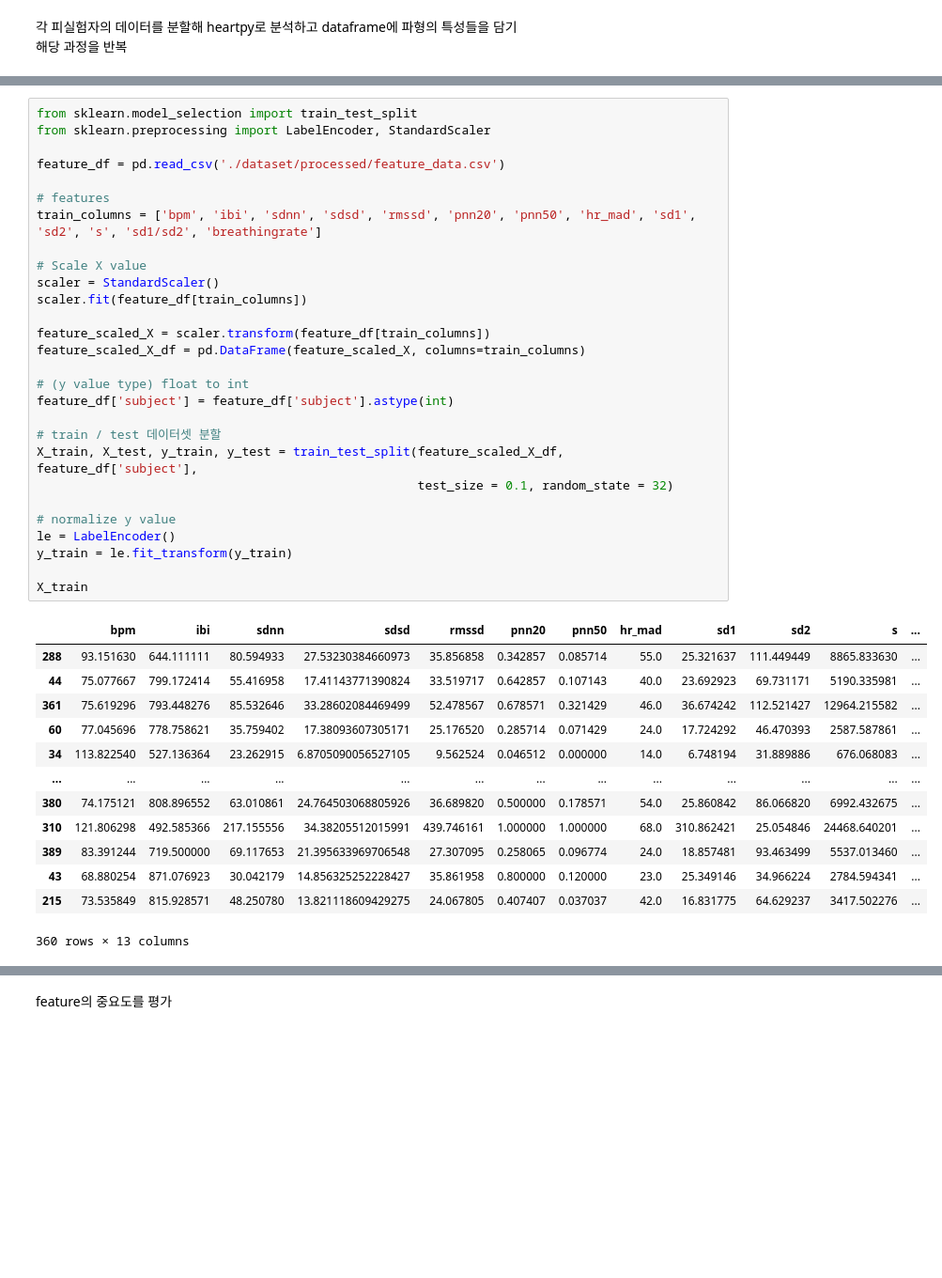
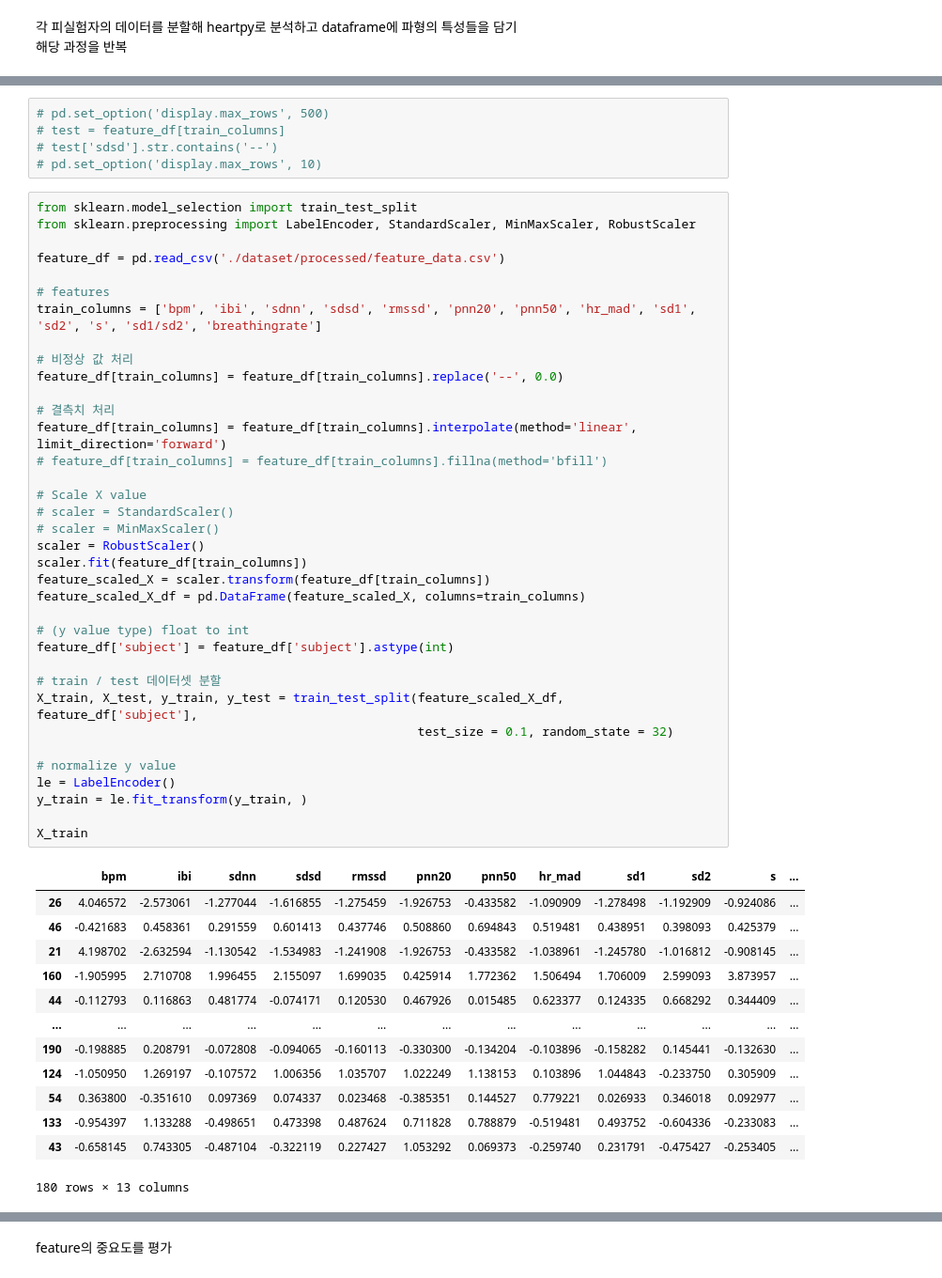
Before and after one commit to kumass2020/Multi-Modality-Person-Recognition, a Jupyter notebook: human_recognition.ipynb, the cells around one changed output, grey strips where cells are left out. Shown at 94% size. Cells and saved outputs as stored; diff of their text form; blank space fills up the shorter version.

```diff
--- a/human_recognition.ipynb
+++ b/human_recognition.ipynb
@@ -131,45 +134,58 @@ of squared residuals does not satisfy the condition abs(fp-s)/s < tol.
+# %%
+# pd.set_option('display.max_rows', 500)
+# test = feature_df[train_columns]
+# test['sdsd'].str.contains('--')
+# pd.set_option('display.max_rows', 10)
 # %%
 from sklearn.model_selection import train_test_split
-from sklearn.preprocessing import LabelEncoder, StandardScaler
+from sklearn.preprocessing import LabelEncoder, StandardScaler, MinMaxScaler, RobustScaler
 
 feature_df = pd.read_csv('./dataset/processed/feature_data.csv')
 
 # features
 train_columns = ['bpm', 'ibi', 'sdnn', 'sdsd', 'rmssd', 'pnn20', 'pnn50', 'hr_mad', 'sd1', 'sd2', 's', 'sd1/sd2', 'breathingrate']
 
+# 비정상 값 처리
+feature_df[train_columns] = feature_df[train_columns].replace('--', 0.0)
+
+# 결측치 처리
+feature_df[train_columns] = feature_df[train_columns].interpolate(method='linear', limit_direction='forward')
+# feature_df[train_columns] = feature_df[train_columns].fillna(method='bfill')
+
 # Scale X value
-scaler = StandardScaler()
+# scaler = StandardScaler()
+# scaler = MinMaxScaler()
+scaler = RobustScaler()
 scaler.fit(feature_df[train_columns])
-
 feature_scaled_X = scaler.transform(feature_df[train_columns])
 feature_scaled_X_df = pd.DataFrame(feature_scaled_X, columns=train_columns)
 
 # (y value type) float to int
 feature_df['subject'] = feature_df['subject'].astype(int)
 
 # train / test 데이터셋 분할
 X_train, X_test, y_train, y_test = train_test_split(feature_scaled_X_df, feature_df['subject'],
                                                     test_size = 0.1, random_state = 32)
 
 # normalize y value
 le = LabelEncoder()
-y_train = le.fit_transform(y_train)
+y_train = le.fit_transform(y_train, )
 
 X_train
 # %% [output]
 |  | bpm | ibi | sdnn | sdsd | rmssd | pnn20 | pnn50 | hr_mad | sd1 | sd2 | s | ... |
-| 288 | 93.151630 | 644.111111 | 80.594933 | 27.53230384660973 | 35.856858 | 0.342857 | 0.085714 | 55.0 | 25.321637 | 111.449449 | 8865.833630 | ... |
-| 44 | 75.077667 | 799.172414 | 55.416958 | 17.41143771390824 | 33.519717 | 0.642857 | 0.107143 | 40.0 | 23.692923 | 69.731171 | 5190.335981 | ... |
-| 361 | 75.619296 | 793.448276 | 85.532646 | 33.28602084469499 | 52.478567 | 0.678571 | 0.321429 | 46.0 | 36.674242 | 112.521427 | 12964.215582 | ... |
-| 60 | 77.045696 | 778.758621 | 35.759402 | 17.38093607305171 | 25.176520 | 0.285714 | 0.071429 | 24.0 | 17.724292 | 46.470393 | 2587.587861 | ... |
-| 34 | 113.822540 | 527.136364 | 23.262915 | 6.8705090056527105 | 9.562524 | 0.046512 | 0.000000 | 14.0 | 6.748194 | 31.889886 | 676.068083 | ... |
+| 26 | 4.046572 | -2.573061 | -1.277044 | -1.616855 | -1.275459 | -1.926753 | -0.433582 | -1.090909 | -1.278498 | -1.192909 | -0.924086 | ... |
+| 46 | -0.421683 | 0.458361 | 0.291559 | 0.601413 | 0.437746 | 0.508860 | 0.694843 | 0.519481 | 0.438951 | 0.398093 | 0.425379 | ... |
+| 21 | 4.198702 | -2.632594 | -1.130542 | -1.534983 | -1.241908 | -1.926753 | -0.433582 | -1.038961 | -1.245780 | -1.016812 | -0.908145 | ... |
+| 160 | -1.905995 | 2.710708 | 1.996455 | 2.155097 | 1.699035 | 0.425914 | 1.772362 | 1.506494 | 1.706009 | 2.599093 | 3.873957 | ... |
+| 44 | -0.112793 | 0.116863 | 0.481774 | -0.074171 | 0.120530 | 0.467926 | 0.015485 | 0.623377 | 0.124335 | 0.668292 | 0.344409 | ... |
 | ... | ... | ... | ... | ... | ... | ... | ... | ... | ... | ... | ... | ... |
-| 380 | 74.175121 | 808.896552 | 63.010861 | 24.764503068805926 | 36.689820 | 0.500000 | 0.178571 | 54.0 | 25.860842 | 86.066820 | 6992.432675 | ... |
-| 310 | 121.806298 | 492.585366 | 217.155556 | 34.38205512015991 | 439.746161 | 1.000000 | 1.000000 | 68.0 | 310.862421 | 25.054846 | 24468.640201 | ... |
-| 389 | 83.391244 | 719.500000 | 69.117653 | 21.395633969706548 | 27.307095 | 0.258065 | 0.096774 | 24.0 | 18.857481 | 93.463499 | 5537.013460 | ... |
-| 43 | 68.880254 | 871.076923 | 30.042179 | 14.856325252228427 | 35.861958 | 0.800000 | 0.120000 | 23.0 | 25.349146 | 34.966224 | 2784.594341 | ... |
-| 215 | 73.535849 | 815.928571 | 48.250780 | 13.821118609429275 | 24.067805 | 0.407407 | 0.037037 | 42.0 | 16.831775 | 64.629237 | 3417.502276 | ... |
+| 190 | -0.198885 | 0.208791 | -0.072808 | -0.094065 | -0.160113 | -0.330300 | -0.134204 | -0.103896 | -0.158282 | 0.145441 | -0.132630 | ... |
+| 124 | -1.050950 | 1.269197 | -0.107572 | 1.006356 | 1.035707 | 1.022249 | 1.138153 | 0.103896 | 1.044843 | -0.233750 | 0.305909 | ... |
+| 54 | 0.363800 | -0.351610 | 0.097369 | 0.074337 | 0.023468 | -0.385351 | 0.144527 | 0.779221 | 0.026933 | 0.346018 | 0.092977 | ... |
+| 133 | -0.954397 | 1.133288 | -0.498651 | 0.473398 | 0.487624 | 0.711828 | 0.788879 | -0.519481 | 0.493752 | -0.604336 | -0.233083 | ... |
+| 43 | -0.658145 | 0.743305 | -0.487104 | -0.322119 | 0.227427 | 1.053292 | 0.069373 | -0.259740 | 0.231791 | -0.475427 | -0.253405 | ... |
-360 rows × 13 columns
+180 rows × 13 columns
 # %%
 from xgboost import XGBClassifier
 
```
Also changed, not shown: parts of 5 cells of this notebook, 1 other file.
